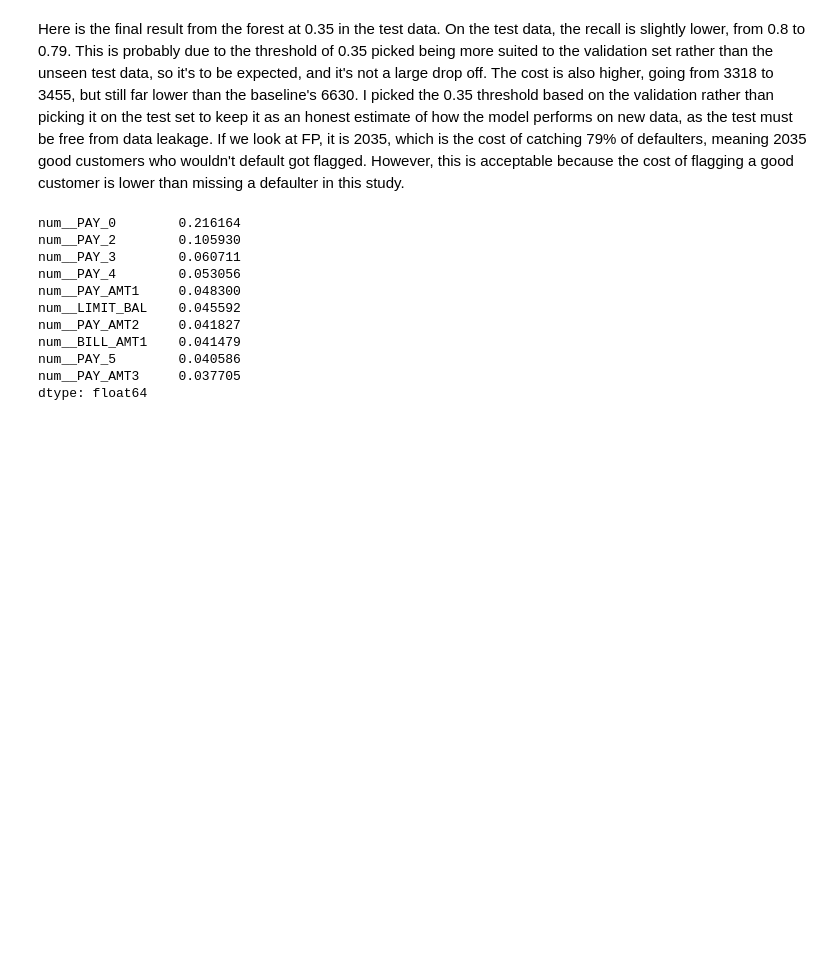
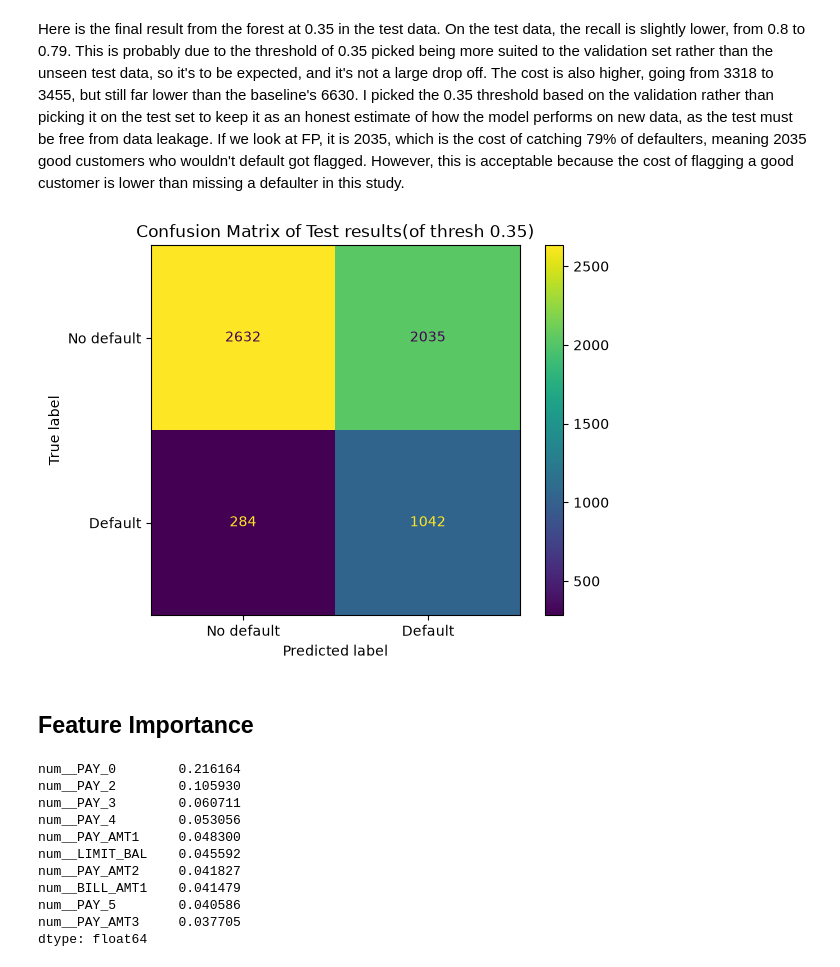
Before and after one commit to SHMUN45/customer-credit-default-ML, a Jupyter notebook: notebooks/04_final_evaluation.ipynb, the cells around one changed output. Cells and saved outputs as stored; diff of their text form; code cells hidden in the pictures; blank space fills up the shorter version.

Commit message:
Add notebook headings, clean notebook format, test confusion matrix, update README and requirements

```diff
--- a/notebooks/04_final_evaluation.ipynb
+++ b/notebooks/04_final_evaluation.ipynb
@@ -142,6 +148,14 @@ TN 2632 FP 2035 FN 284 TP 1042
 Cost: 3455
 # %% [markdown]
 Here is the final result from the forest at 0.35 in the test data. On the test data, the recall is slightly lower, from 0.8 to 0.79. This is probably due to the threshold of 0.35 picked being more suited to the validation set rather than the unseen test data, so it's to be expected, and it's not a large drop off. The cost is also higher, going from 3318 to 3455, but still far lower than the baseline's 6630. I picked the 0.35 threshold based on the validation rather than picking it on the test set to keep it as an honest estimate of how the model performs on new data, as the test must be free from data leakage. If we look at FP, it is 2035, which is the cost of catching 79% of defaulters, meaning 2035 good customers who wouldn't default got flagged. However, this is acceptable because the cost of flagging a good customer is lower than missing a defaulter in this study.
+# %%
+ConfusionMatrixDisplay.from_predictions(y_test, test_pred, display_labels = ["No default", "Default"])
+plt.title("Confusion Matrix of Test results(of thresh 0.35)")
+plt.show()
+# %% [output]
+[figure, added]
+# %% [markdown]
+## Feature Importance
 # %%
 feature_names = forest.named_steps["prep"].get_feature_names_out()
 importances = forest.named_steps["model"].feature_importances_
```
Also changed, not shown: parts of 7 cells of this notebook, 6 other files.
